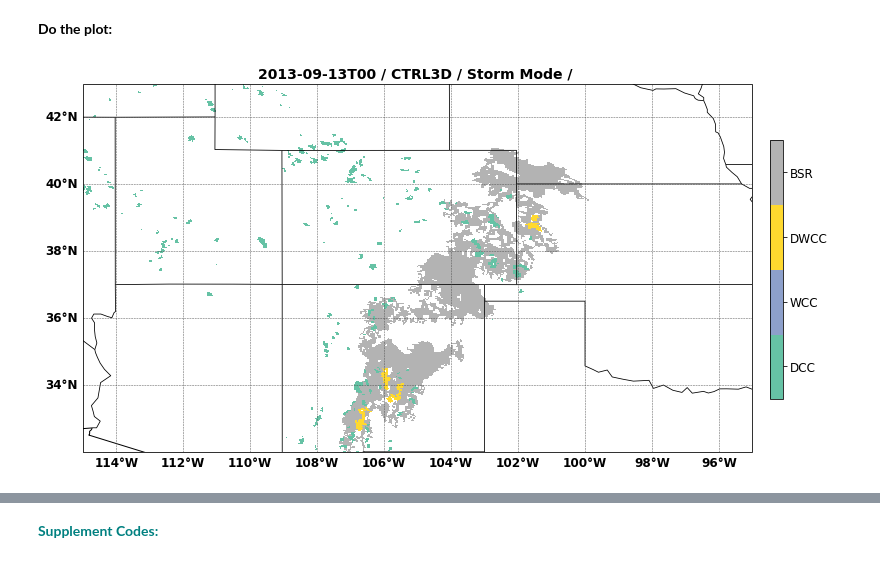
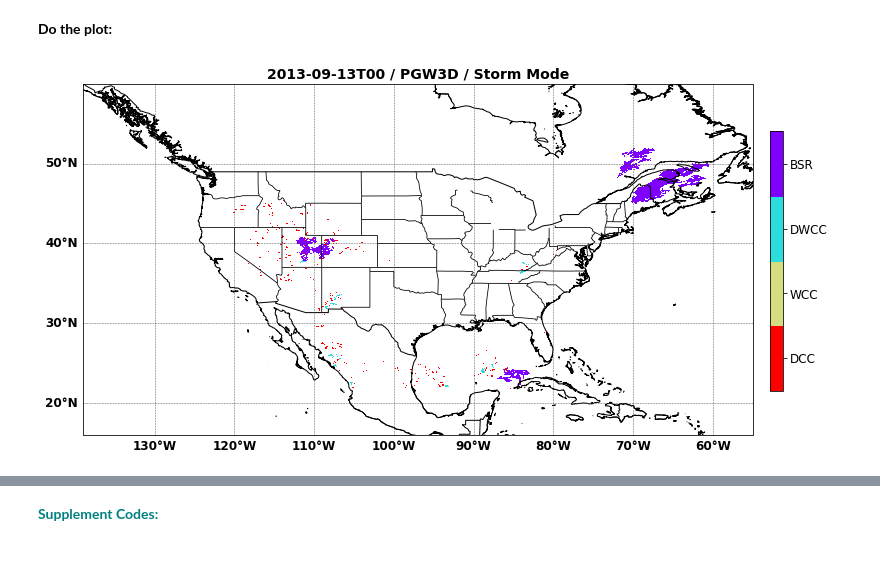
Before and after one commit to Lusicl/WRF_dBZ_Cloud_Classification, a Jupyter notebook: WRF_dBZ_Class_CONUS1/wrf_dbz_StormMode_Plot_test.ipynb, the cells around one changed output, grey strips where cells are left out. Saved outputs shown, nothing was run; the diff lists cells and outputs as text; code cells hidden in the pictures.

```diff
--- a/WRF_dBZ_Class_CONUS1/wrf_dbz_StormMode_Plot_test.ipynb
+++ b/WRF_dBZ_Class_CONUS1/wrf_dbz_StormMode_Plot_test.ipynb
@@ -54,7 +54,7 @@ def set_input_names(file_date):
     return file_names
 # %%
 ## Set wrf simulation type:
-wrf_sim_type = 'CTRL3D'
+wrf_sim_type = 'PGW3D'
 
 ## Set date time:
 # case_date_time = dt.datetime(2011,4,27)
@@ -227,9 +227,9 @@ def new_map(fig):
     # ax.set_global()
 
     ## CONUS:
-    # ax.set_extent([-139, -55, 16, 60], crs=proj)
+    ax.set_extent([-139, -55, 16, 60], crs=proj)
     ## 9/13 case:
-    ax.set_extent([-115, -95, 32, 43], crs=proj)
+    # ax.set_extent([-115, -95, 32, 43], crs=proj)
     ## 4/27 case:
     # ax.set_extent([-96, -84, 33, 41], crs=proj)
 
@@ -251,7 +251,7 @@ def new_map(fig):
     ax.add_feature(state_borders, linewidth=0.8)
 
     ## Add the gridlines:
-    latlon_grid_int = 2
+    latlon_grid_int = 10
     ax_gl = ax.gridlines(crs=ccrs.PlateCarree()
                         ,linewidth=0.5
                         ,color='#454545'
@@ -289,41 +289,41 @@ plotting_lon = da_wrf_reflc.XLONG
 plotting_lat = da_wrf_reflc.XLAT
 
 cf1 = ax1.pcolormesh( plotting_lon, plotting_lat, plotting_var
-                    , cmap=plt.cm.get_cmap('Set2', 4)
+                    , cmap=plt.cm.get_cmap('rainbow_r', 4)
                     , vmin=1
                     , vmax=4
                     , shading='auto'
                     )
 cf1.cmap.set_under('w')
 
 ## Title:
-cf1_title = plt.title( np.datetime_as_string(da_wrf_dbz.Time.data, unit='h') + ' / '
-                     + wrf_sim_type + ' / '
-                     + 'Storm Mode / '
-                     # + '$\sigma$-Level index: ' + str(interp_vertical_lev)
+cf1_title = plt.title( np.datetime_as_string(da_wrf_dbz.Time.data, unit='h')
+                     + ' / ' + wrf_sim_type
+                     + ' / Storm Mode'
+                     # + ' / ' + '$\sigma$-Level index: ' + str(interp_vertical_lev)
                      ,fontsize=14
                      ,fontweight='bold'
                      # ,loc='left'
                      )
 # plt.title('right', loc='right')
 
 ## Colorbar:
 cbar_ax = fig.add_axes([0.92, 0.3, 0.015, 0.4])
 cbar = fig.colorbar(cf1,
                     cax=cbar_ax,
                     fraction=0.04,
                     ticks=np.arange(1, 5, 1),
                     boundaries=np.arange(0.5, 5.5, 1))
 cbar.ax.tick_params(labelsize=12)
 cbar.set_ticklabels(['DCC', 'WCC', 'DWCC', 'BSR'])
 # cbar_title = plt.title('[dBZ]', fontsize=12, y=-0.1)
 
 ## Save figure:
 plt.savefig('./' + np.datetime_as_string(da_wrf_dbz.Time.data, unit='h') + '_StormMode.png',
             bbox_inches='tight',
             dpi=300)
 # %% [output]
-[figure, old version]
+[figure, new version]
 # %%
 %reset
 # %% [output]
```
Also changed, not shown: parts of 3 cells of this notebook, 7 other files.
